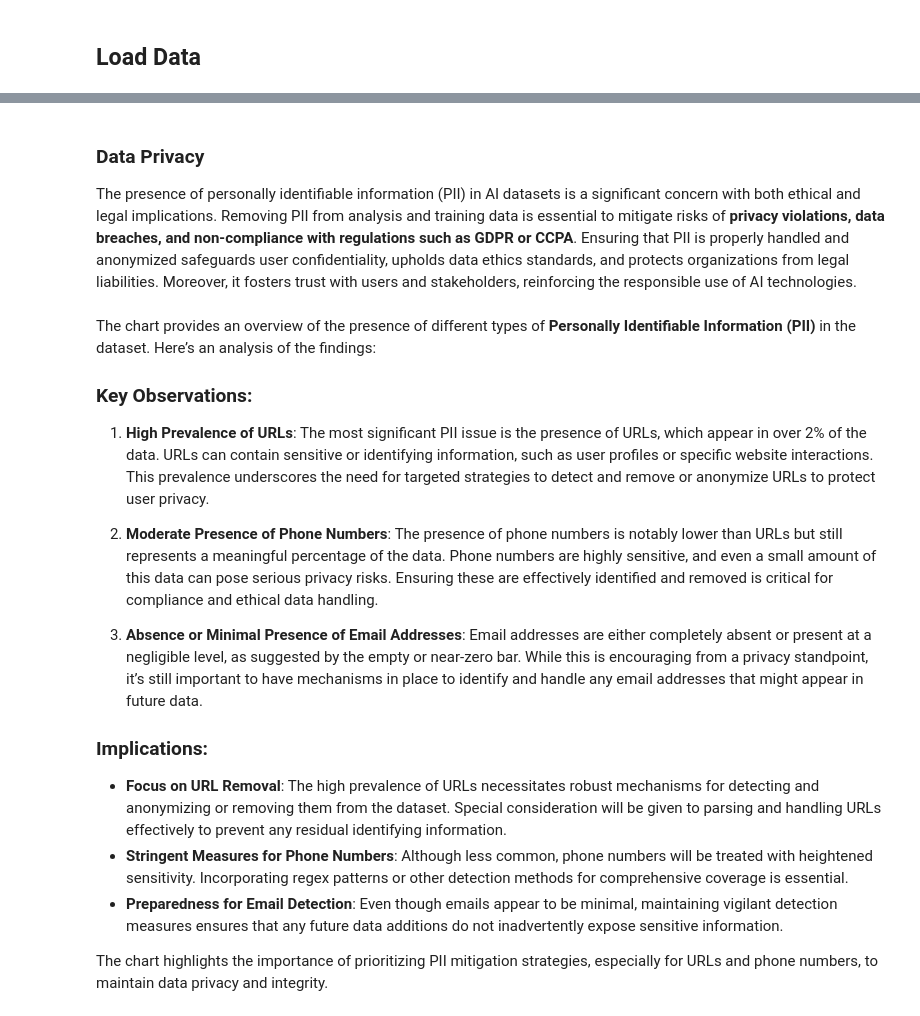
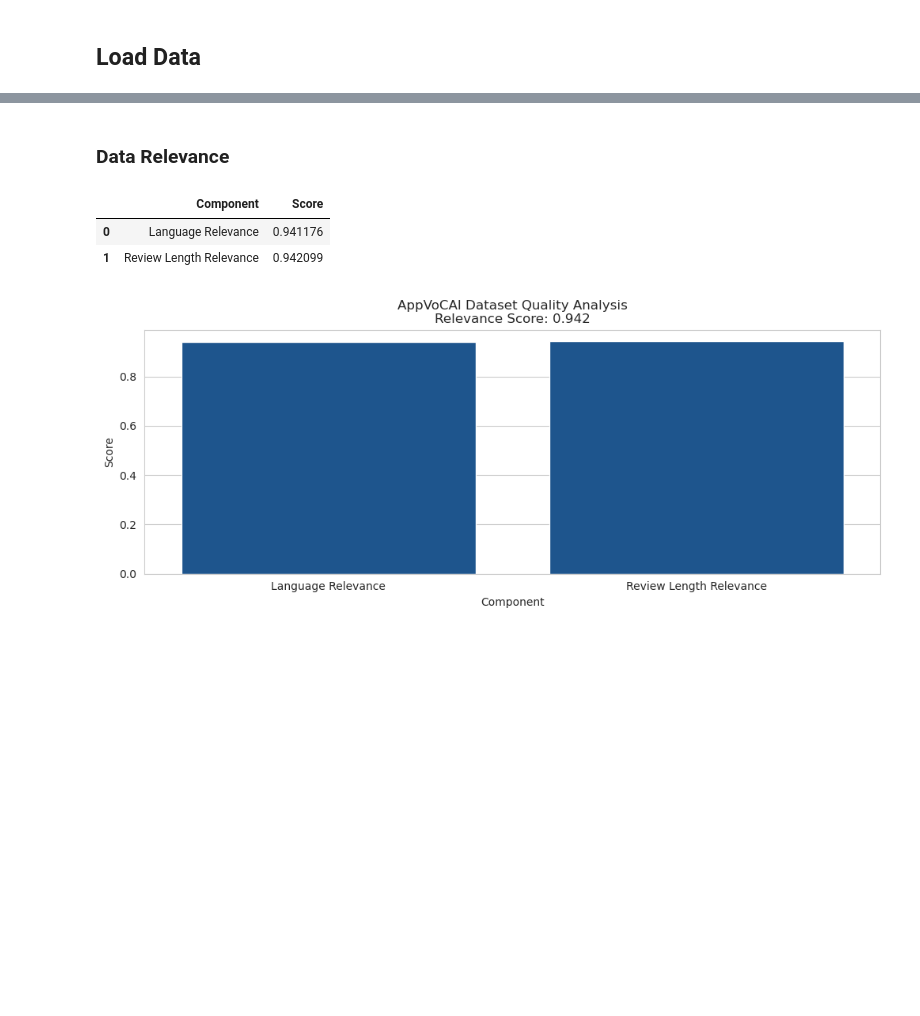
Before and after one commit to variancexplained/genai-lab-slm, a Jupyter notebook: notebooks/content/01_dataprep/05_dqa.ipynb, the cells around one changed output, grey strips where cells are left out. Drawn from its saved outputs; the diff is of its cells as text; code cells hidden in the pictures; blank space fills up the shorter version.

```diff
--- a/notebooks/content/01_dataprep/05_dqa.ipynb
+++ b/notebooks/content/01_dataprep/05_dqa.ipynb
@@ -224,21 +252,9 @@ Overall, while the class balance score of 0.72 indicates a moderate imbalance, s
-# %% [markdown]
-### Data Privacy
-The presence of personally identifiable information (PII) in AI datasets is a significant concern with both ethical and legal implications. Removing PII from analysis and training data is essential to mitigate risks of **privacy violations, data breaches, and non-compliance with regulations such as GDPR or CCPA**. Ensuring that PII is properly handled and anonymized safeguards user confidentiality, upholds data ethics standards, and protects organizations from legal liabilities. Moreover, it fosters trust with users and stakeholders, reinforcing the responsible use of AI technologies.
+# %% [markdown]
+### Data Relevance
 # %%
-dqa.plot_privacy()
+dqa.analyze_relevance()
+# %% [output]
+|  | Component | Score |
+| 0 | Language Relevance | 0.941176 |
+| 1 | Review Length Relevance | 0.942099 |
+[figure, added]
-# %% [markdown]
-The chart provides an overview of the presence of different types of **Personally Identifiable Information (PII)** in the dataset. Here’s an analysis of the findings:
-
-### Key Observations:
-1. **High Prevalence of URLs**: The most significant PII issue is the presence of URLs, which appear in over 2% of the data. URLs can contain sensitive or identifying information, such as user profiles or specific website interactions. This prevalence underscores the need for targeted strategies to detect and remove or anonymize URLs to protect user privacy.
-
-2. **Moderate Presence of Phone Numbers**: The presence of phone numbers is notably lower than URLs but still represents a meaningful percentage of the data. Phone numbers are highly sensitive, and even a small amount of this data can pose serious privacy risks. Ensuring these are effectively identified and removed is critical for compliance and ethical data handling.
-
-3. **Absence or Minimal Presence of Email Addresses**: Email addresses are either completely absent or present at a negligible level, as suggested by the empty or near-zero bar. While this is encouraging from a privacy standpoint, it’s still important to have mechanisms in place to identify and handle any email addresses that might appear in future data.
-
-### Implications:
-- **Focus on URL Removal**: The high prevalence of URLs necessitates robust mechanisms for detecting and anonymizing or removing them from the dataset. Special consideration will be given to parsing and handling URLs effectively to prevent any residual identifying information.
-- **Stringent Measures for Phone Numbers**: Although less common, phone numbers will be treated with heightened sensitivity. Incorporating regex patterns or other detection methods for comprehensive coverage is essential.
-- **Preparedness for Email Detection**: Even though emails appear to be minimal, maintaining vigilant detection measures ensures that any future data additions do not inadvertently expose sensitive information.
-
-The chart highlights the importance of prioritizing PII mitigation strategies, especially for URLs and phone numbers, to maintain data privacy and integrity.
```
Also changed, not shown: parts of 38 cells of this notebook, 12 other files.
